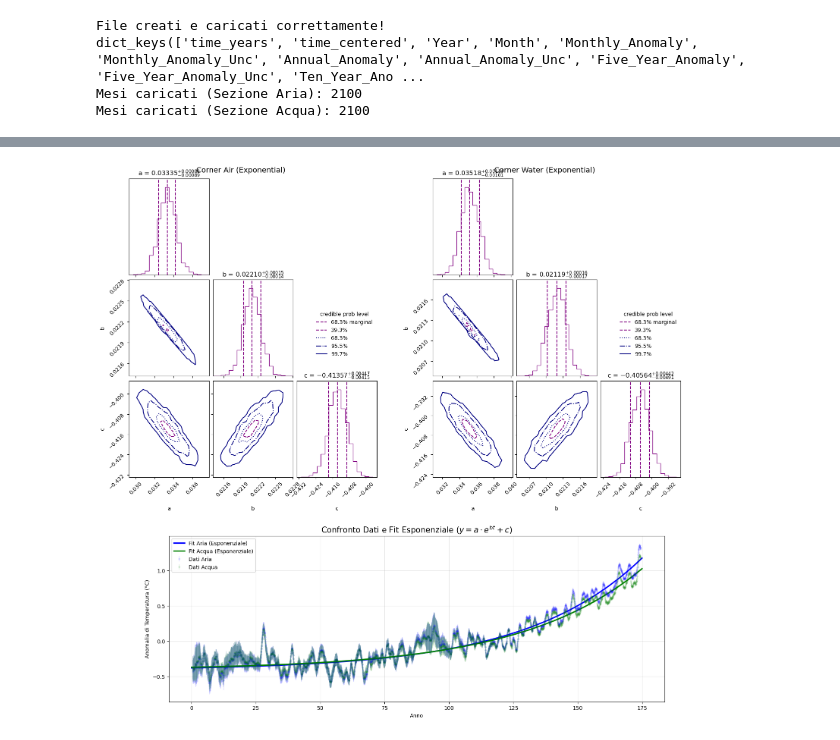
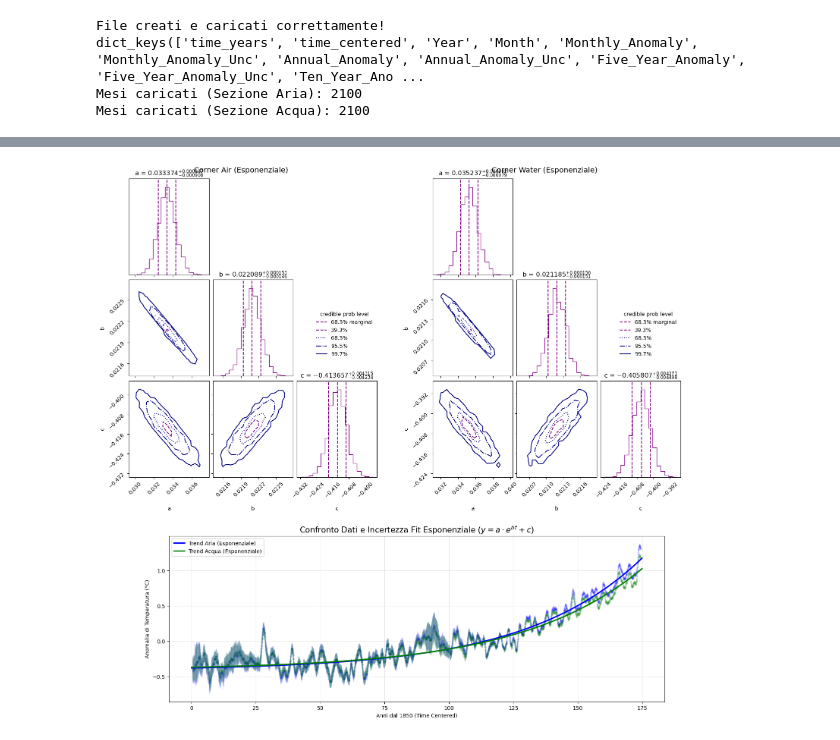
Before and after one commit to EnricoVianelli/GlobalWarming, a Jupyter notebook: global_warming.ipynb, the cells around one changed output, grey strips where cells are left out. Saved outputs shown, nothing was run; the diff lists cells and outputs as text; code cells hidden in the pictures.

```diff
--- a/global_warming.ipynb
+++ b/global_warming.ipynb
@@ -435,41 +443,47 @@ plt.show()
 # %%
 fig = plt.figure(figsize=(16, 15))
 (subfig_top, subfig_bottom) = fig.subfigures(2, 1, height_ratios=[1.8, 1])
 
 corner_subfigs = subfig_top.subfigures(1, 2)
 
-cornerplot(results['air_exponential'], fig=corner_subfigs[0], title_fmt='.5f')
-corner_subfigs[0].suptitle('Corner Air (Exponential)', fontsize=14)
+cornerplot(results['air_exponential'], fig=corner_subfigs[0], title_fmt='.6f')
+corner_subfigs[0].suptitle('Corner Air (Esponenziale)', fontsize=14)
 
-cornerplot(results['water_exponential'], fig=corner_subfigs[1], title_fmt='.5f')
-corner_subfigs[1].suptitle('Corner Water (Exponential)', fontsize=14)
+cornerplot(results['water_exponential'], fig=corner_subfigs[1], title_fmt='.6f')
+corner_subfigs[1].suptitle('Corner Water (Esponenziale)', fontsize=14)
 
 ax = subfig_bottom.subplots(1, 1)
 
-def plot_exponential_fit(ax, data, res_key, color, label_prefix):
+t_min = min(data_air['time_centered'].min(), data_water['time_centered'].min())
+t_max = max(data_air['time_centered'].max(), data_water['time_centered'].max())
+t_grid = np.linspace(t_min, t_max, 400)
+
+def plot_exponential_with_bands(ax, data, res_key, color, label_prefix):
     samples = results[res_key]['samples']
-    a_med = np.median(samples[:, 0])
-    b_med = np.median(samples[:, 1])
-    c_med = np.median(samples[:, 2])
 
-    x = data['time_centered']
-    y_fit = a_med * np.exp(b_med * x) + c_med
+    band = PredictionBand(t_grid)
 
-    ax.errorbar(x, data['Annual_Anomaly'], yerr=data['Annual_Anomaly_Unc'],
-                fmt='.', color=color, alpha=0.1, label=f'Dati {label_prefix}')
+    idx = np.random.choice(len(samples), 500, replace=False)
+    for i in idx:
+        a, b, c = samples[i]
+        band.add(a * np.exp(b * t_grid) + c)
 
-    ax.plot(x, y_fit, color=color, linewidth=2.5,
-            label=f'Fit {label_prefix} (Esponenziale)')
+    ax.errorbar(data['time_centered'], data['Annual_Anomaly'],
+                yerr=data['Annual_Anomaly_Unc'], fmt='.', color=color, alpha=0.1, zorder=1)
 
-plot_exponential_fit(ax, data_air, 'air_exponential', 'blue', 'Aria')
-plot_exponential_fit(ax, data_water, 'water_exponential', 'green', 'Acqua')
+    band.line(ax=ax, color=color, lw=2.5, label=f'Trend {label_prefix} (Esponenziale)', zorder=3)
+    band.shade(ax=ax, color=color, alpha=0.3, zorder=2)         # 1-sigma (68%)
+    band.shade(ax=ax, q=0.49, color=color, alpha=0.1, zorder=2)  # 2-sigma (95%)
 
-ax.set_title('Confronto Dati e Fit Esponenziale ($y = a \cdot e^{bt} + c$)', fontsize=15)
-ax.set_xlabel('Anno')
+plot_exponential_with_bands(ax, data_air, 'air_exponential', 'blue', 'Aria')
+plot_exponential_with_bands(ax, data_water, 'water_exponential', 'green', 'Acqua')
+
+ax.set_title('Confronto Dati e Incertezza Fit Esponenziale ($y = a \cdot e^{bt} + c$)', fontsize=15)
+ax.set_xlabel('Anni dal 1850 (Time Centered)')
 ax.set_ylabel('Anomalia di Temperatura (°C)')
-ax.legend()
+ax.legend(loc='upper left')
 ax.grid(alpha=0.3)
 
 plt.show()
 # %% [output]
-[figure, old version]
+[figure, new version]
```
Also changed, not shown: parts of 7 cells of this notebook.
